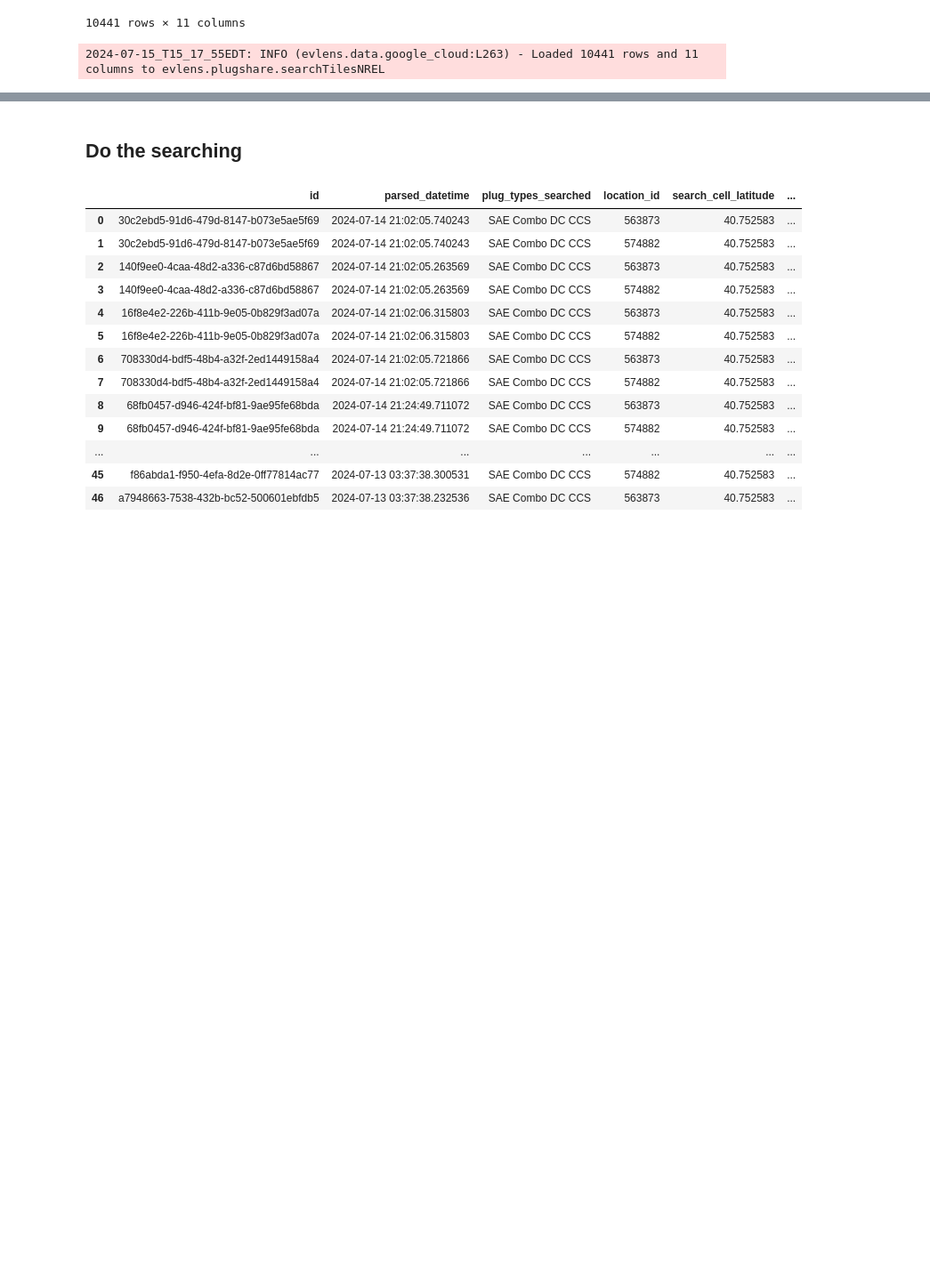
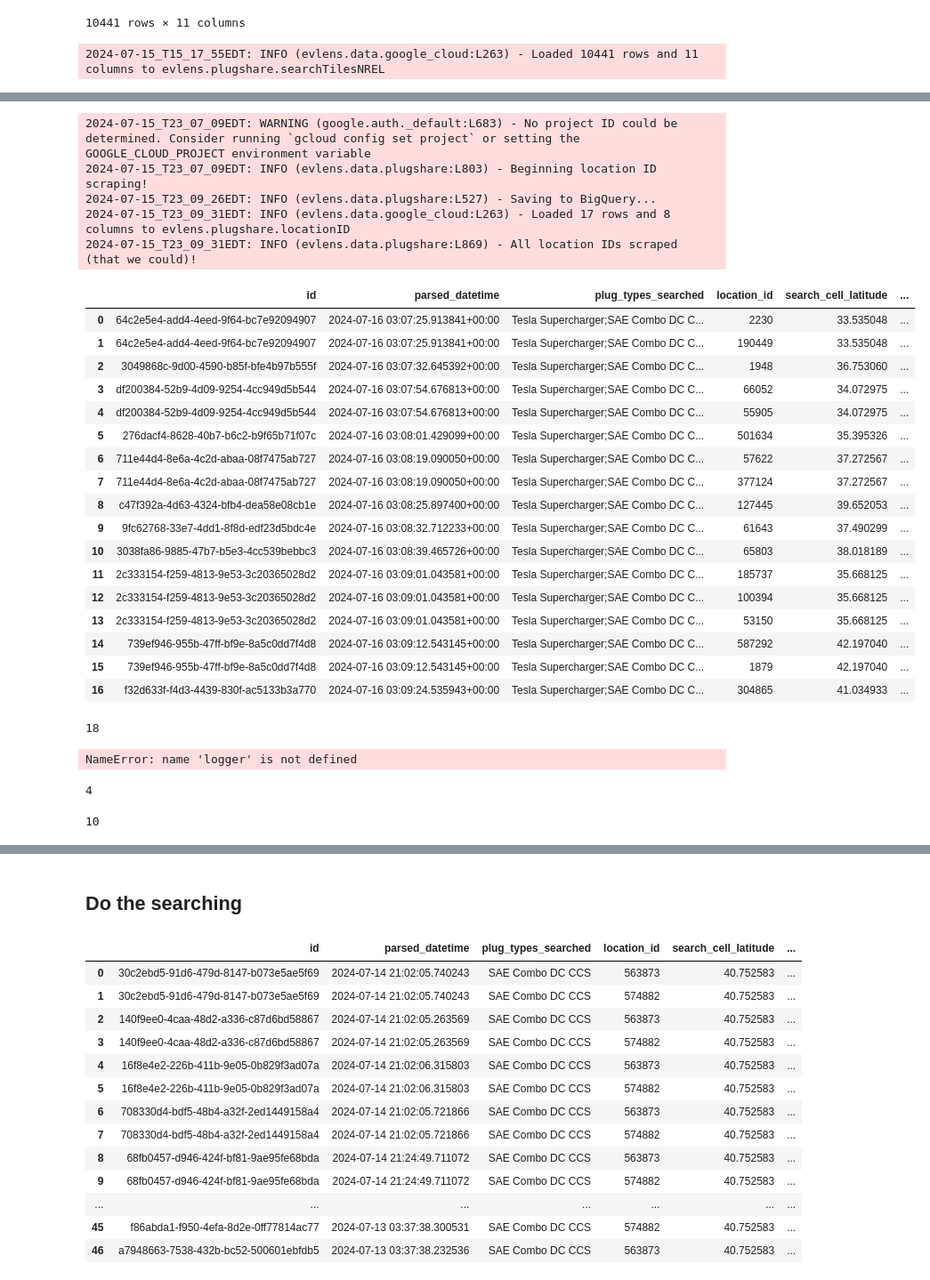
Before and after one commit to emigre459/evlens, a Jupyter notebook: notebooks/exploratory/0.3-DWRM-GCloud.ipynb, the cells around one changed output, grey strips where cells are left out. Shown at 89% size. Saved outputs shown, nothing was run; the diff lists cells and outputs as text; code cells hidden in the pictures; blank space fills up the shorter version.

```diff
--- a/notebooks/exploratory/0.3-DWRM-GCloud.ipynb
+++ b/notebooks/exploratory/0.3-DWRM-GCloud.ipynb
@@ -873,0 +982,51 @@ bq.insert_data(df, 'plugshare', 'searchTilesNREL')
+# %%
+TEST_CRITERIA = search_tiles.apply(make_criteria, axis=1, tile_type='NREL', map_pan_time=2)
+TEST_CRITERIA
+
+
+lis = LocationIDScraper(
+    '../../data/external/plugshare/07-15-2024/errors/',
+    timeout=3,
+    headless=True,
+    progress_bars=True
+)
+
+driver = lis.driver
+wait = lis.wait
+
+EMBEDDED_DEV_MAP_URL = 'https://developer.plugshare.com/embed'
+# driver.get(EMBEDDED_DEV_MAP_URL)
+
+# lis.pick_plug_filters()
+# lis.search_location(TEST_CRITERIA[0])
+# map_iframe = lis.find_and_use_map_iframe()
+# ids = lis.grab_location_ids(TEST_CRITERIA[0])
+# ids
+
+
+df = lis.run(TEST_CRITERIA)
+df
+# %% [output]
+2024-07-15_T23_07_09EDT: WARNING (google.auth._default:L683) - No project ID could be determined. Consider running `gcloud config set project` or setting the GOOGLE_CLOUD_PROJECT environment variable
+2024-07-15_T23_07_09EDT: INFO (evlens.data.plugshare:L803) - Beginning location ID scraping!
+2024-07-15_T23_09_26EDT: INFO (evlens.data.plugshare:L527) - Saving to BigQuery...
+2024-07-15_T23_09_31EDT: INFO (evlens.data.google_cloud:L263) - Loaded 17 rows and 8 columns to evlens.plugshare.locationID
+2024-07-15_T23_09_31EDT: INFO (evlens.data.plugshare:L869) - All location IDs scraped (that we could)!
+|  | id | parsed_datetime | plug_types_searched | location_id | search_cell_latitude | ... |
+| 0 | 64c2e5e4-add4-4eed-9f64-bc7e92094907 | 2024-07-16 03:07:25.913841+00:00 | Tesla Supercharger;SAE Combo DC C... | 2230 | 33.535048 | ... |
+| 1 | 64c2e5e4-add4-4eed-9f64-bc7e92094907 | 2024-07-16 03:07:25.913841+00:00 | Tesla Supercharger;SAE Combo DC C... | 190449 | 33.535048 | ... |
+| 2 | 3049868c-9d00-4590-b85f-bfe4b97b555f | 2024-07-16 03:07:32.645392+00:00 | Tesla Supercharger;SAE Combo DC C... | 1948 | 36.753060 | ... |
+| 3 | df200384-52b9-4d09-9254-4cc949d5b544 | 2024-07-16 03:07:54.676813+00:00 | Tesla Supercharger;SAE Combo DC C... | 66052 | 34.072975 | ... |
+| 4 | df200384-52b9-4d09-9254-4cc949d5b544 | 2024-07-16 03:07:54.676813+00:00 | Tesla Supercharger;SAE Combo DC C... | 55905 | 34.072975 | ... |
+| 5 | 276dacf4-8628-40b7-b6c2-b9f65b71f07c | 2024-07-16 03:08:01.429099+00:00 | Tesla Supercharger;SAE Combo DC C... | 501634 | 35.395326 | ... |
+| 6 | 711e44d4-8e6a-4c2d-abaa-08f7475ab727 | 2024-07-16 03:08:19.090050+00:00 | Tesla Supercharger;SAE Combo DC C... | 57622 | 37.272567 | ... |
+| 7 | 711e44d4-8e6a-4c2d-abaa-08f7475ab727 | 2024-07-16 03:08:19.090050+00:00 | Tesla Supercharger;SAE Combo DC C... | 377124 | 37.272567 | ... |
+| 8 | c47f392a-4d63-4324-bfb4-dea58e08cb1e | 2024-07-16 03:08:25.897400+00:00 | Tesla Supercharger;SAE Combo DC C... | 127445 | 39.652053 | ... |
+| 9 | 9fc62768-33e7-4dd1-8f8d-edf23d5bdc4e | 2024-07-16 03:08:32.712233+00:00 | Tesla Supercharger;SAE Combo DC C... | 61643 | 37.490299 | ... |
+| 10 | 3038fa86-9885-47b7-b5e3-4cc539bebbc3 | 2024-07-16 03:08:39.465726+00:00 | Tesla Supercharger;SAE Combo DC C... | 65803 | 38.018189 | ... |
+| 11 | 2c333154-f259-4813-9e53-3c20365028d2 | 2024-07-16 03:09:01.043581+00:00 | Tesla Supercharger;SAE Combo DC C... | 185737 | 35.668125 | ... |
+| 12 | 2c333154-f259-4813-9e53-3c20365028d2 | 2024-07-16 03:09:01.043581+00:00 | Tesla Supercharger;SAE Combo DC C... | 100394 | 35.668125 | ... |
+| 13 | 2c333154-f259-4813-9e53-3c20365028d2 | 2024-07-16 03:09:01.043581+00:00 | Tesla Supercharger;SAE Combo DC C... | 53150 | 35.668125 | ... |
+| 14 | 739ef946-955b-47ff-bf9e-8a5c0dd7f4d8 | 2024-07-16 03:09:12.543145+00:00 | Tesla Supercharger;SAE Combo DC C... | 587292 | 42.197040 | ... |
+| 15 | 739ef946-955b-47ff-bf9e-8a5c0dd7f4d8 | 2024-07-16 03:09:12.543145+00:00 | Tesla Supercharger;SAE Combo DC C... | 1879 | 42.197040 | ... |
+| 16 | f32d633f-f4d3-4439-830f-ac5133b3a770 | 2024-07-16 03:09:24.535943+00:00 | Tesla Supercharger;SAE Combo DC C... | 304865 | 41.034933 | ... |
@@ -873,0 +1035,25 @@ bq.insert_data(df, 'plugshare', 'searchTilesNREL')
+# %%
+pins = driver.find_elements(
+    By.CSS_SELECTOR,
+    'img[src="https://maps.gstatic.com/mapfiles/transparent.png"]'
+)
+len(pins)
+# %% [output]
+18
+# %%
+for i, pin in enumerate([p for p in pins if p.is_displayed()]):
+    try:
+        pin.click()
+        logger.info("CLICKED")
+    except (ElementClickInterceptedException, ElementNotInteractableException):
+        continue
+# %% [output]
+NameError: name 'logger' is not defined
+# %%
+def _get_clickable_elements
+# %% [output]
+4
+# %%
+sum([p.is_displayed() for p in pins])
+# %% [output]
+10
```
Also changed, not shown: parts of 23 cells of this notebook, 2 other files.
